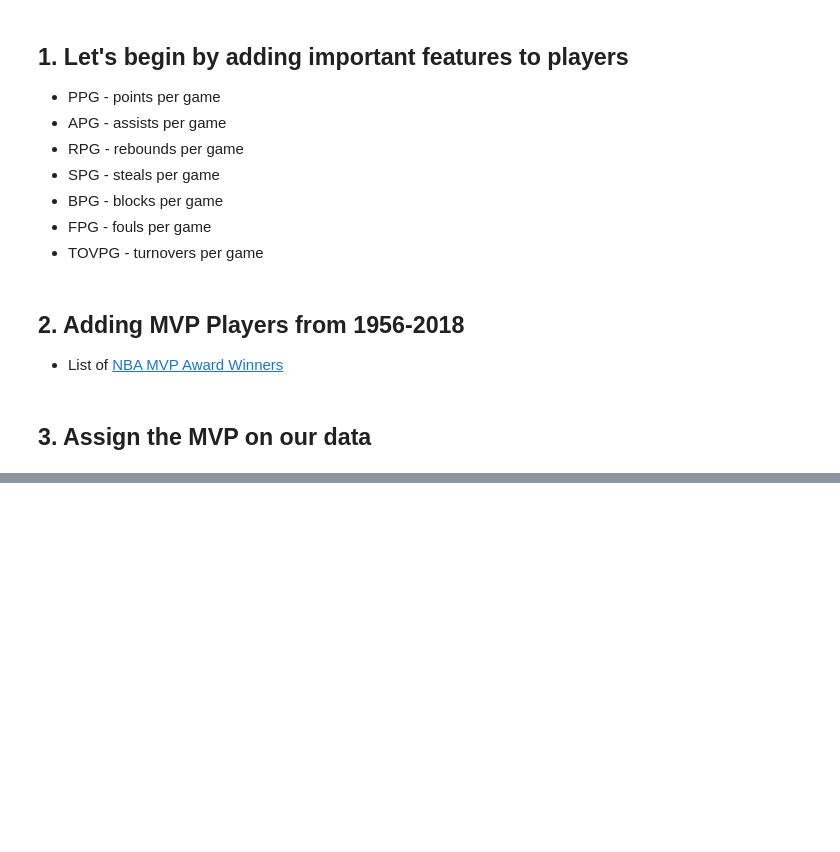
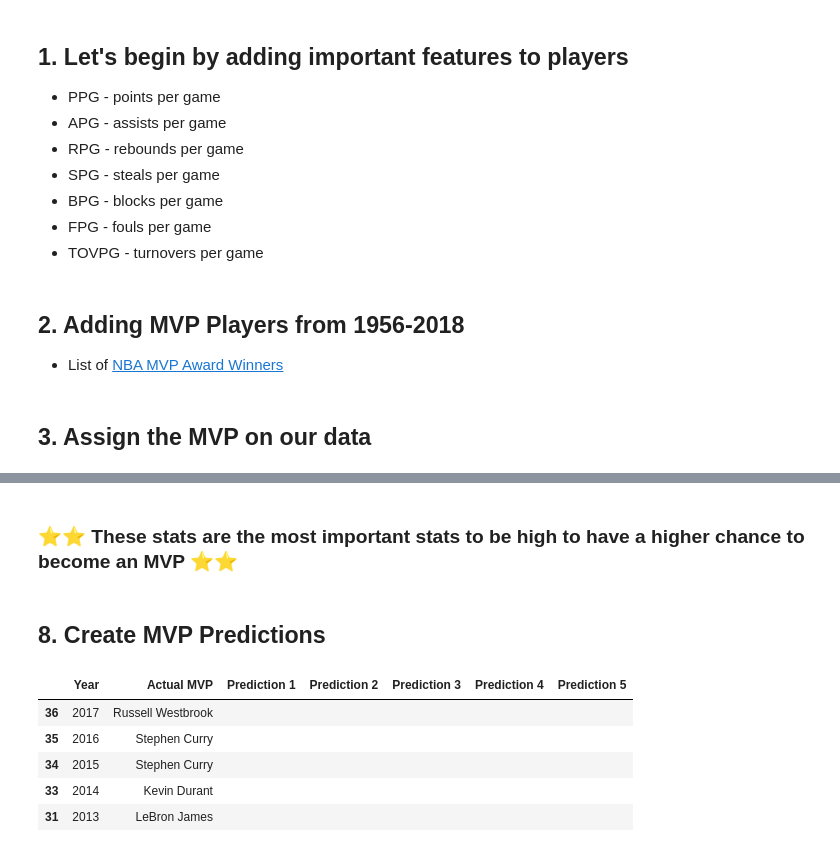
Before and after one commit to SamuelFolledo/DS2.1-Machine-Learning, a Jupyter notebook: Final Project/Final Project.ipynb, the cells around one changed output, grey strips where cells are left out. Saved outputs shown, nothing was run; the diff lists cells and outputs as text; code cells hidden in the pictures; blank space fills up the shorter version.

```diff
--- a/Final Project/Final Project.ipynb
+++ b/Final Project/Final Project.ipynb
@@ -375,0 +520,34 @@ array(['AND', 'ATL', 'BAL', 'BLB', 'BOS', 'BRK', 'BUF', 'CAP', 'CHA',
+# %% [markdown]
+### ⭐️⭐️ These stats are the most important stats to be high to have a higher chance to become an MVP ⭐️⭐️
+# %% [markdown]
+## 8. Create MVP Predictions
+# %%
+mvp_list = []
+
+#create a list of dictionaries from mvp_players
+for player, years in mvp_players.items():
+    for year in years:
+        if year > 1980 and year < 2018:
+            mvp_dic = {}
+            mvp_dic["Year"] = year
+            mvp_dic["Actual MVP"] = player
+            mvp_list.append(mvp_dic)
+
+mvp_predictions = pd.DataFrame(mvp_list) #turn that list into a dataset
+mvp_predictions= mvp_predictions.sort_values("Year", ascending=False) #sort
+
+#create predictions columns
+mvp_predictions["Prediction 1"] = ""
+mvp_predictions["Prediction 2"] = ""
+mvp_predictions["Prediction 3"] = ""
+mvp_predictions["Prediction 4"] = ""
+mvp_predictions["Prediction 5"] = ""
+
+mvp_predictions.head()
+# %% [output]
+|  | Year | Actual MVP | Prediction 1 | Prediction 2 | Prediction 3 | Prediction 4 | Prediction 5 |
+| 36 | 2017 | Russell Westbrook |  |  |  |  |  |
+| 35 | 2016 | Stephen Curry |  |  |  |  |  |
+| 34 | 2015 | Stephen Curry |  |  |  |  |  |
+| 33 | 2014 | Kevin Durant |  |  |  |  |  |
+| 31 | 2013 | LeBron James |  |  |  |  |  |
```
Also changed, not shown: parts of 21 cells of this notebook.
